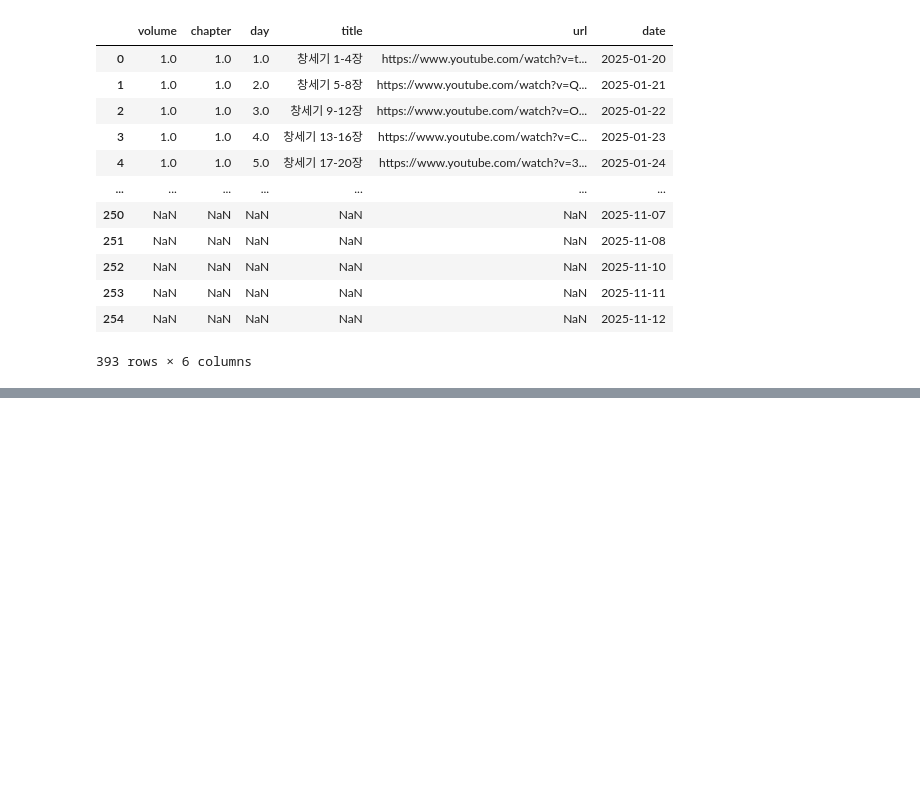
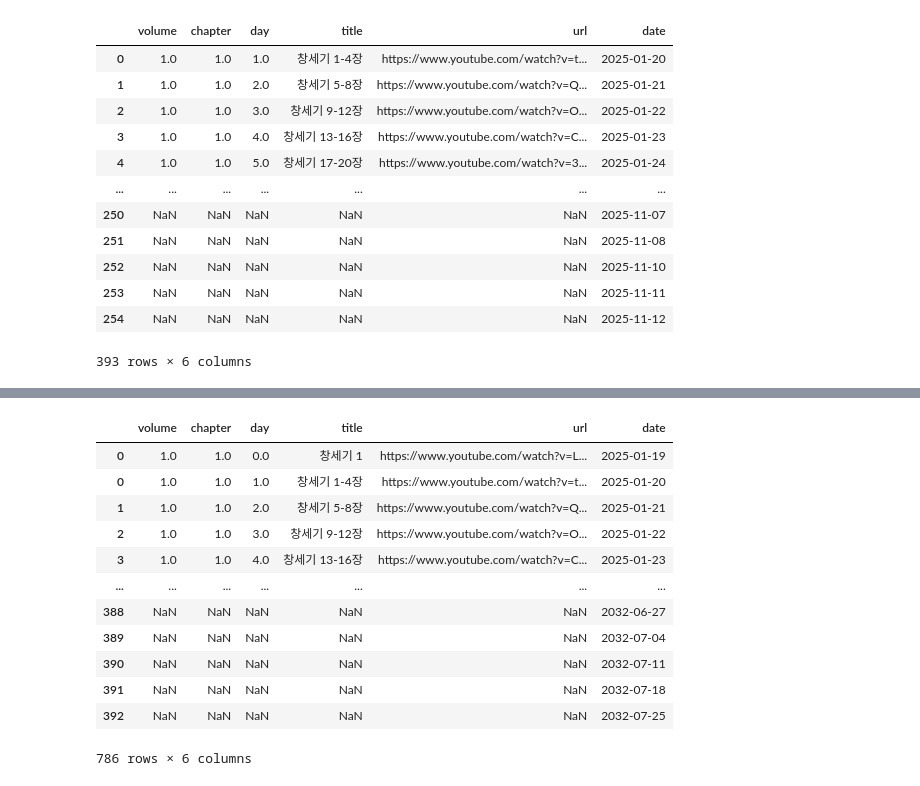
Before and after one commit to inspiratives/RJesus, a Jupyter notebook: extract_lecture_list.ipynb, the cells around one changed output, grey strips where cells are left out. Cells and saved outputs as stored; diff of their text form; code cells hidden in the pictures; blank space fills up the shorter version.

```diff
--- a/extract_lecture_list.ipynb
+++ b/extract_lecture_list.ipynb
@@ -103,0 +208,18 @@ df.to_csv('url_list.csv', index=False, encoding='utf-8-sig')
+# %%
+df_final = pd.concat([df, df2])
+df_final.sort_values(by=['volume', 'chapter', 'day'], inplace=True)
+df_final
+# %% [output]
+|  | volume | chapter | day | title | url | date |
+| 0 | 1.0 | 1.0 | 0.0 | 창세기 1 | https://www.youtube.com/watch?v=L... | 2025-01-19 |
+| 0 | 1.0 | 1.0 | 1.0 | 창세기 1-4장 | https://www.youtube.com/watch?v=t... | 2025-01-20 |
+| 1 | 1.0 | 1.0 | 2.0 | 창세기 5-8장 | https://www.youtube.com/watch?v=Q... | 2025-01-21 |
+| 2 | 1.0 | 1.0 | 3.0 | 창세기 9-12장 | https://www.youtube.com/watch?v=O... | 2025-01-22 |
+| 3 | 1.0 | 1.0 | 4.0 | 창세기 13-16장 | https://www.youtube.com/watch?v=C... | 2025-01-23 |
+| ... | ... | ... | ... | ... | ... | ... |
+| 388 | NaN | NaN | NaN | NaN | NaN | 2032-06-27 |
+| 389 | NaN | NaN | NaN | NaN | NaN | 2032-07-04 |
+| 390 | NaN | NaN | NaN | NaN | NaN | 2032-07-11 |
+| 391 | NaN | NaN | NaN | NaN | NaN | 2032-07-18 |
+| 392 | NaN | NaN | NaN | NaN | NaN | 2032-07-25 |
+786 rows × 6 columns
```
Also changed, not shown: parts of 6 cells of this notebook, 3 other files.
